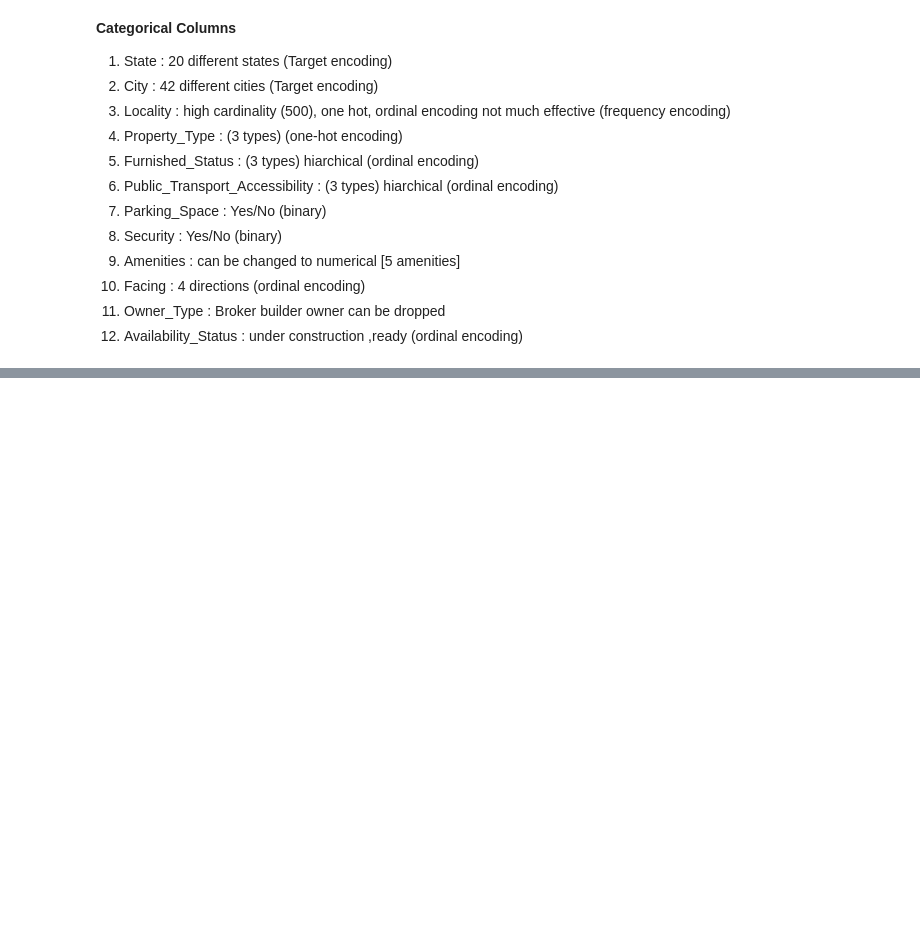
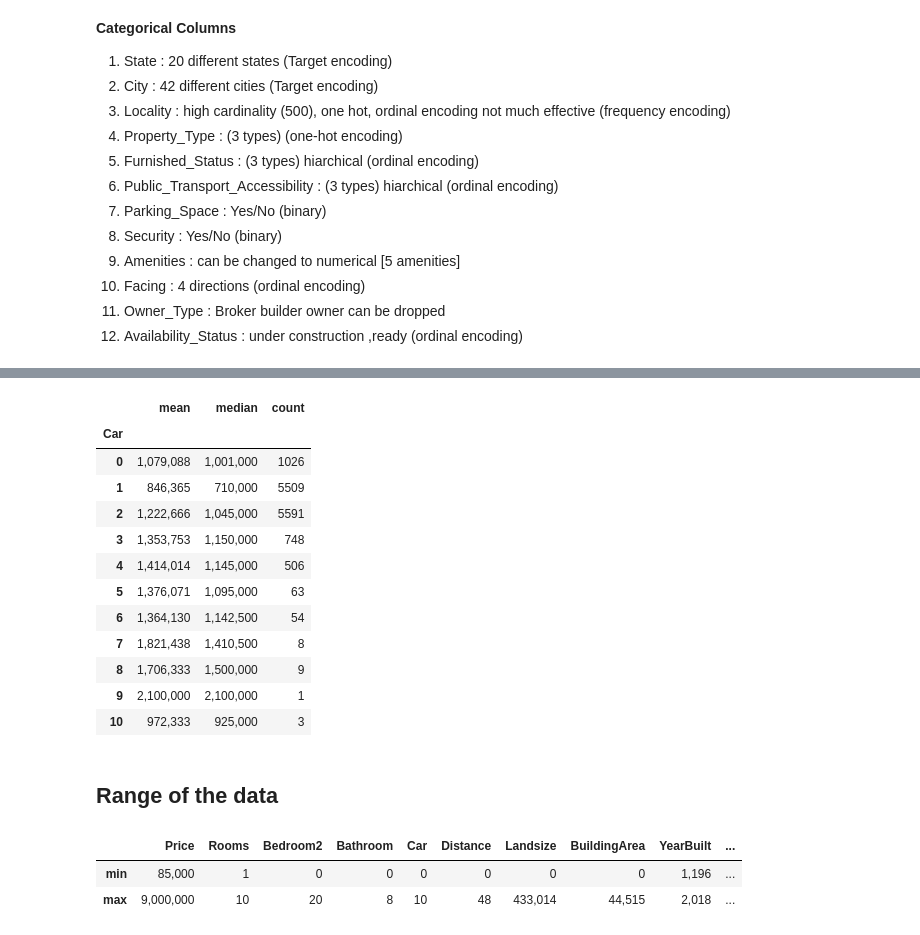
Before and after one commit to springboardmentor425/B-13-RealtyAI-Smart-Real-Estate-Insight-Platform, a Jupyter notebook: notebooks/Exploratory Data Analysis.ipynb, the cells around one changed output, grey strips where cells are left out. Cells and saved outputs as stored; diff of their text form; code cells hidden in the pictures; blank space fills up the shorter version.

```diff
--- a/notebooks/Exploratory Data Analysis.ipynb
+++ b/notebooks/Exploratory Data Analysis.ipynb
@@ -264,0 +243,37 @@ category_dict
+# %%
+df.groupby("Car")["Price"].agg(["mean","median","count"])
+# %% [output]
+|  | mean | median | count |
+| Car |  |  |  |
+| 0 | 1,079,088 | 1,001,000 | 1026 |
+| 1 | 846,365 | 710,000 | 5509 |
+| 2 | 1,222,666 | 1,045,000 | 5591 |
+| 3 | 1,353,753 | 1,150,000 | 748 |
+| 4 | 1,414,014 | 1,145,000 | 506 |
+| 5 | 1,376,071 | 1,095,000 | 63 |
+| 6 | 1,364,130 | 1,142,500 | 54 |
+| 7 | 1,821,438 | 1,410,500 | 8 |
+| 8 | 1,706,333 | 1,500,000 | 9 |
+| 9 | 2,100,000 | 2,100,000 | 1 |
+| 10 | 972,333 | 925,000 | 3 |
+# %% [markdown]
+## Range of the data
+# %%
+cols = [
+    "Price",
+    "Rooms",
+    "Bedroom2",
+    "Bathroom",
+    "Car",
+    "Distance",
+    "Landsize",
+    "BuildingArea",
+    "YearBuilt",
+    "Propertycount"
+]
+
+df[cols].agg(["min", "max"])
+# %% [output]
+|  | Price | Rooms | Bedroom2 | Bathroom | Car | Distance | Landsize | BuildingArea | YearBuilt | ... |
+| min | 85,000 | 1 | 0 | 0 | 0 | 0 | 0 | 0 | 1,196 | ... |
+| max | 9,000,000 | 10 | 20 | 8 | 10 | 48 | 433,014 | 44,515 | 2,018 | ... |
```
Also changed, not shown: parts of 50 cells of this notebook, 5 other files.
